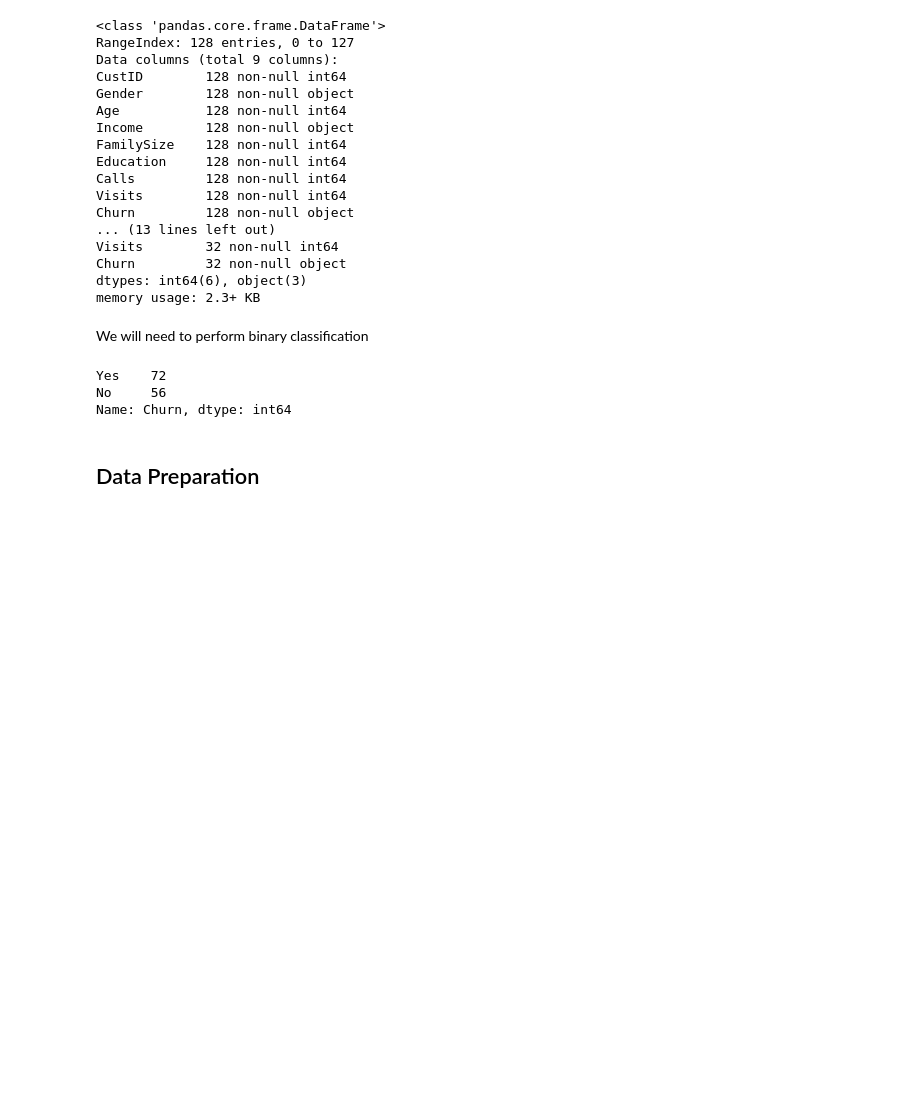
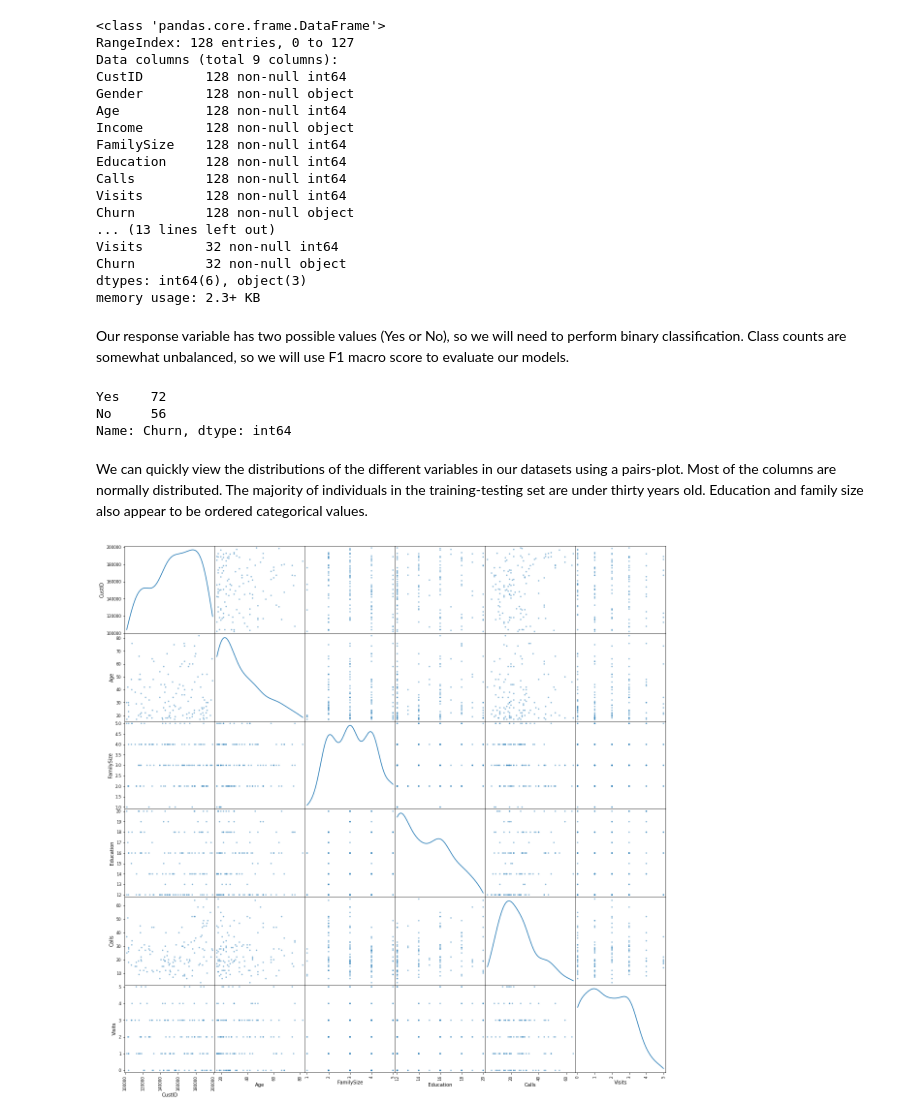
Before and after one commit to s-sandra/machine-learning, a Jupyter notebook: knn-classification/churn-analysis.ipynb, the cells around one changed output. Drawn from its saved outputs; the diff is of its cells as text; code cells hidden in the pictures; blank space fills up the shorter version.

```diff
--- a/knn-classification/churn-analysis.ipynb
+++ b/knn-classification/churn-analysis.ipynb
@@ -34,13 +64,19 @@ Visits        32 non-null int64
 Churn         32 non-null object
 dtypes: int64(6), object(3)
 memory usage: 2.3+ KB
-# %% [markdown]
-We will need to perform binary classification
+# %% [markdown]
+Our response variable has two possible values (Yes or No), so we will need to perform binary classification. Class counts are somewhat unbalanced, so we will use F1 macro score to evaluate our models.
 # %%
 churn_data.Churn.value_counts()
 # %% [output]
 Yes    72
 No     56
 Name: Churn, dtype: int64
-# %% [markdown]
-## Data Preparation
+# %% [markdown]
+We can quickly view the distributions of the different variables in our datasets using a pairs-plot. Most of the columns are normally distributed. The majority of individuals in the training-testing set are under thirty years old. Education and family size also appear to be ordered categorical values.
+# %%
+sm = pd.plotting.scatter_matrix(churn_data, diagonal='kde')
+plt.rcParams["figure.figsize"] = [20, 20]
+plt.show()
+# %% [output]
+[figure, added]
```
Also changed, not shown: parts of 50 cells of this notebook.
